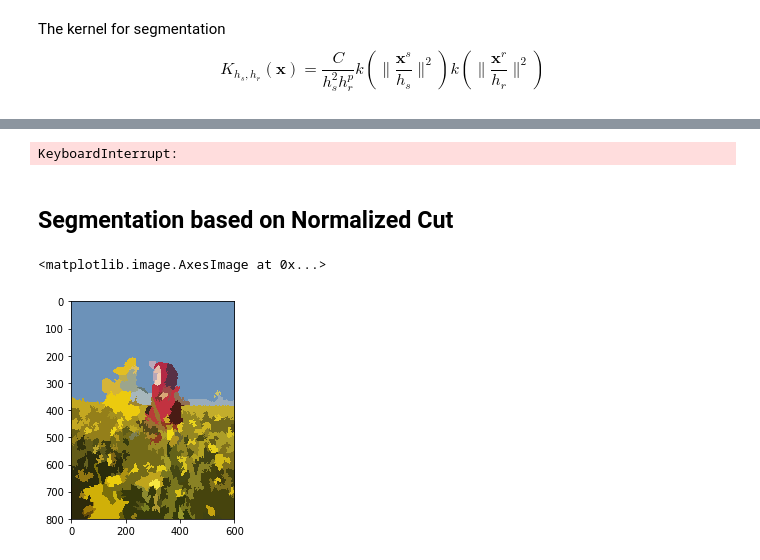
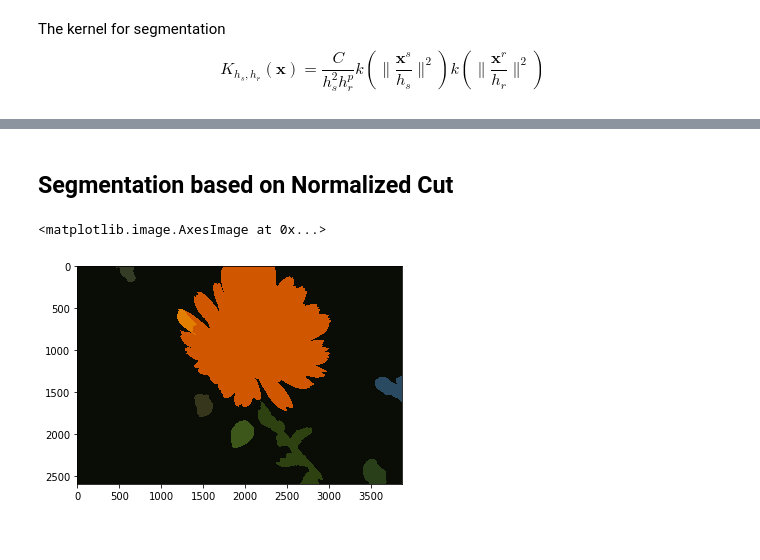
Before and after one commit to jianwu21/Advance-Topic-in-Image-Analysis, a Jupyter notebook: Segmentation/Segmentation.ipynb, the cells around one changed output, grey strips where cells are left out. Cells and saved outputs as stored; diff of their text form; code cells hidden in the pictures.

```diff
--- a/Segmentation/Segmentation.ipynb
+++ b/Segmentation/Segmentation.ipynb
@@ -14,9 +14,9 @@ from skimage.future import graph
 Original image
 ----------------
 # %%
-img = plt.imread('/home/jwu/Downloads/840298368.jpg')
+img = plt.imread('data/DSC_0055.JPG')
 plt.imshow(img)
 plt.axis('off')
 
-img.shape
+img
 # %% [output]
@@ -61,20 +74,17 @@ from mean_shift.mean_shift_utils import euclid_distance
 ms = ms(kernel = segmentation_kernel)
 # %%
 r = ms.cluster(points=a, kernel_bandwidth=(8, 16))
-r
-# %% [output]
-KeyboardInterrupt:
 # %% [markdown]
 Segmentation based on Normalized Cut
 ----------------------------------------
 # %%
-labels1 = segmentation.slic(img, compactness=30, n_segments=800)
+labels1 = segmentation.slic(img, compactness=30, n_segments=200)
 g = graph.rag_mean_color(img, labels1, mode='similarity')
 labels2 = graph.cut_normalized(labels1, g)
 out = color.label2rgb(labels2, img, kind='avg')
 plt.imshow(out)
 # %% [output]
 <matplotlib.image.AxesImage at 0x...>
-[figure, old version]
+[figure, new version]
 # %%
 plt.imsave('/home/jwu/Desktop/o.png', out)
```
Also changed, not shown: parts of 5 cells of this notebook.
